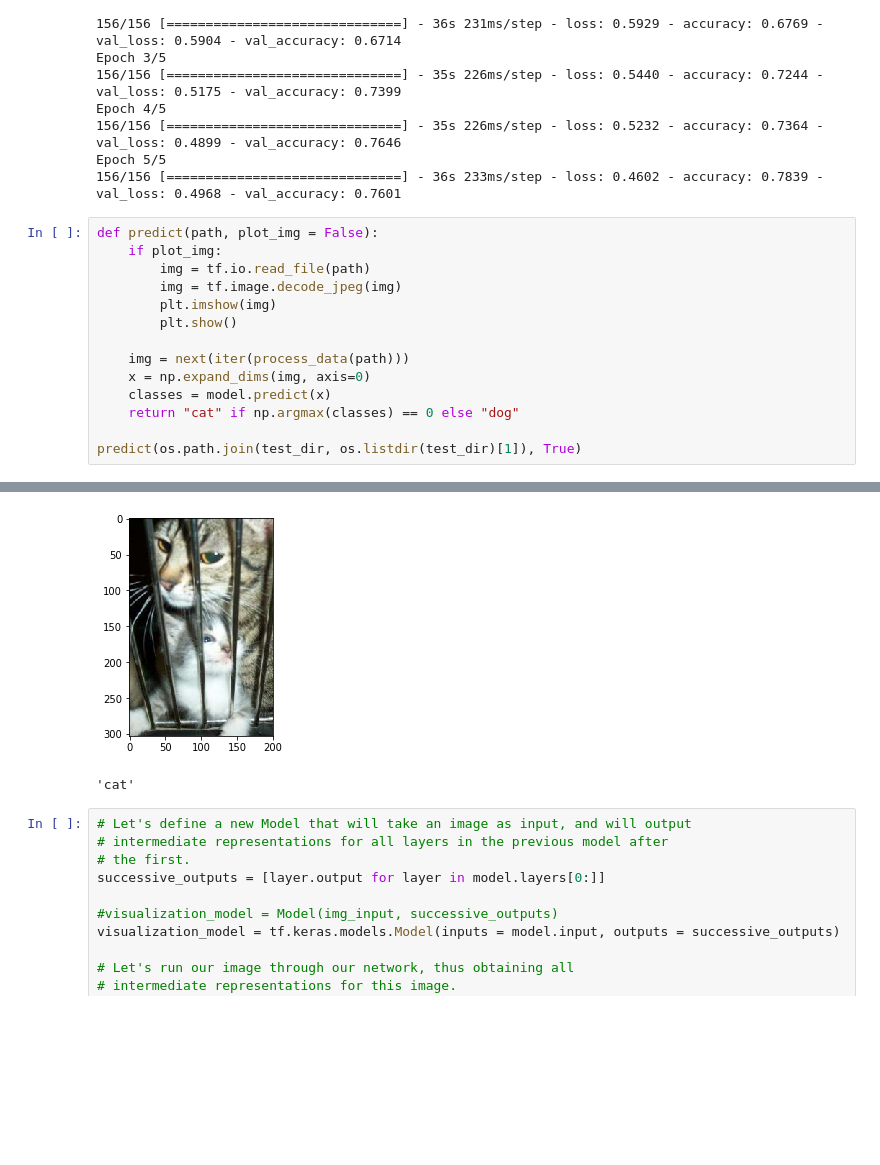
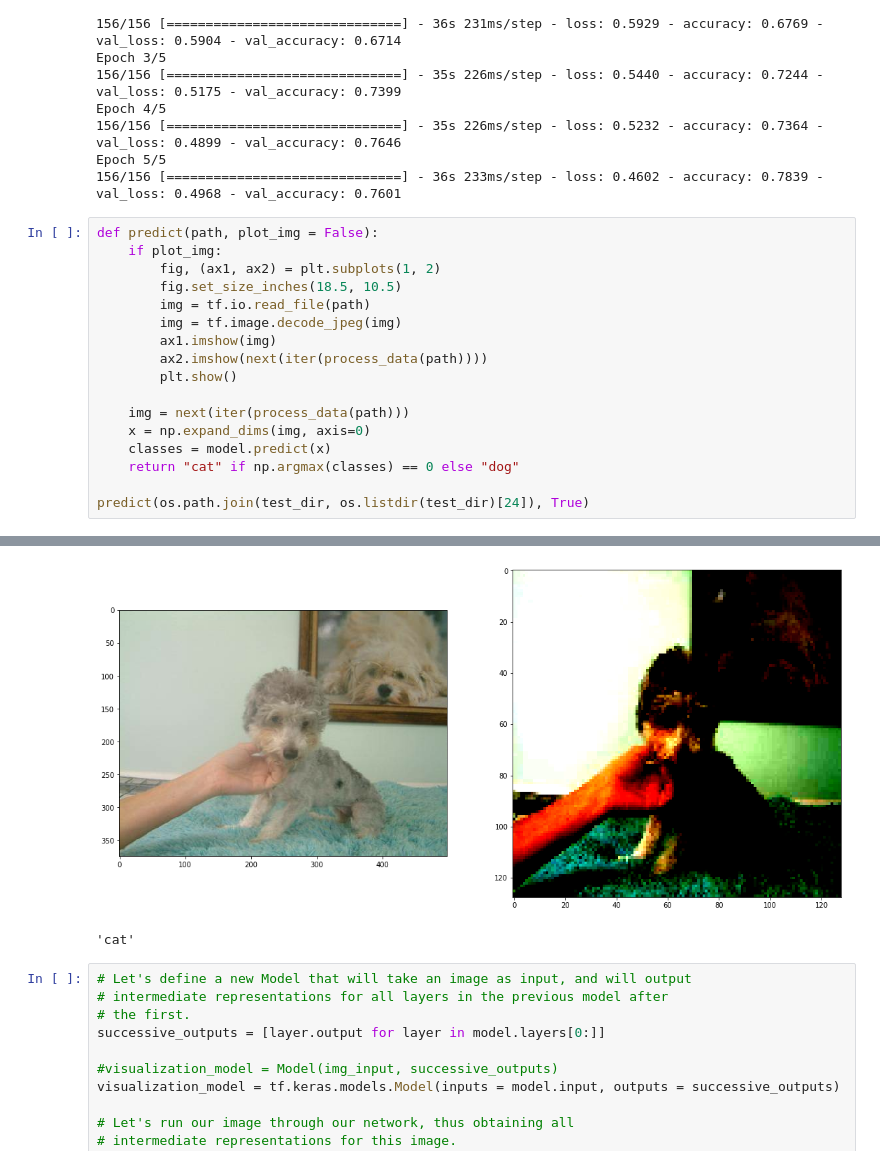
Before and after one commit to SatioO/DL_Practices, a Jupyter notebook: Detailed Model Analysis of Cats vs Dogs Dataset.ipynb, the cells around one changed output, grey strips where cells are left out. Cells and saved outputs as stored; diff of their text form; blank space fills up the shorter version.

Commit message:
plot size changes

```diff
--- a/Detailed Model Analysis of Cats vs Dogs Dataset.ipynb
+++ b/Detailed Model Analysis of Cats vs Dogs Dataset.ipynb
@@ -140,9 +140,12 @@ Epoch 5/5
 # %%
 def predict(path, plot_img = False):
     if plot_img:
+        fig, (ax1, ax2) = plt.subplots(1, 2)
+        fig.set_size_inches(18.5, 10.5)
         img = tf.io.read_file(path)
         img = tf.image.decode_jpeg(img)
-        plt.imshow(img)
+        ax1.imshow(img)
+        ax2.imshow(next(iter(process_data(path))))
         plt.show()
 
     img = next(iter(process_data(path)))
@@ -150,5 +153,5 @@ def predict(path, plot_img = False):
     classes = model.predict(x)
     return "cat" if np.argmax(classes) == 0 else "dog"
 
-predict(os.path.join(test_dir, os.listdir(test_dir)[1]), True)
+predict(os.path.join(test_dir, os.listdir(test_dir)[24]), True)
 # %% [output]
@@ -155,5 +159,5 @@ predict(os.path.join(test_dir, os.listdir(test_dir)[1]), True)
-[figure, old version]
+[figure, new version]
-'cat'
+'cat'
 # %%
 # Let's define a new Model that will take an image as input, and will output
 # intermediate representations for all layers in the previous model after
```
Also changed, not shown: parts of 1 cell of this notebook, 9 other files.
